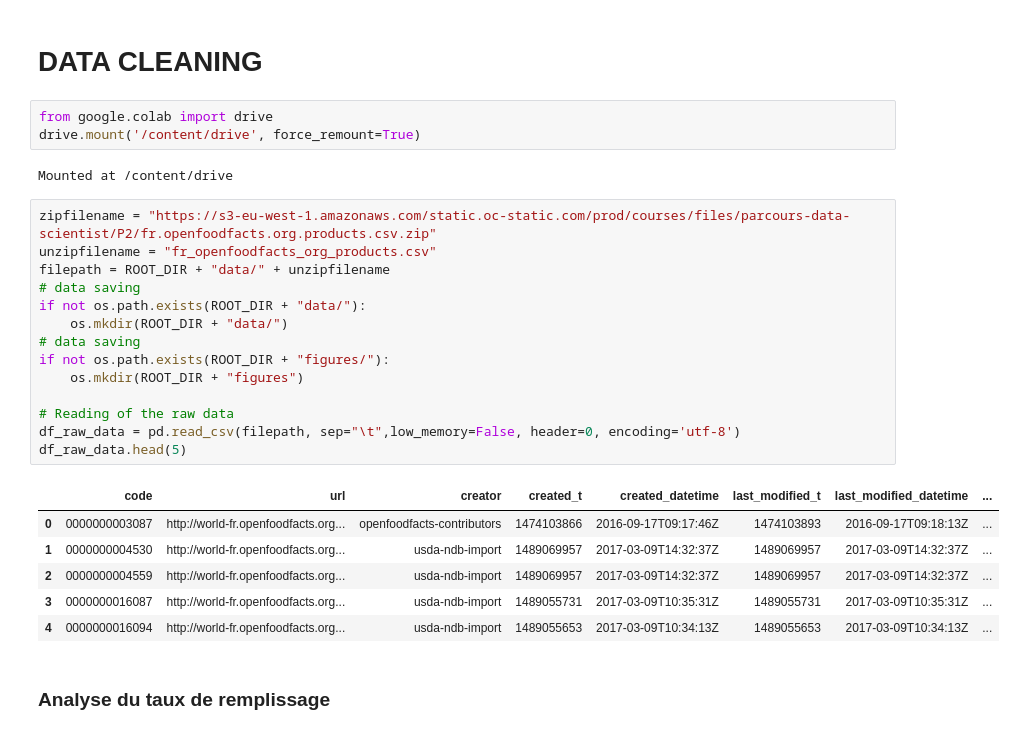
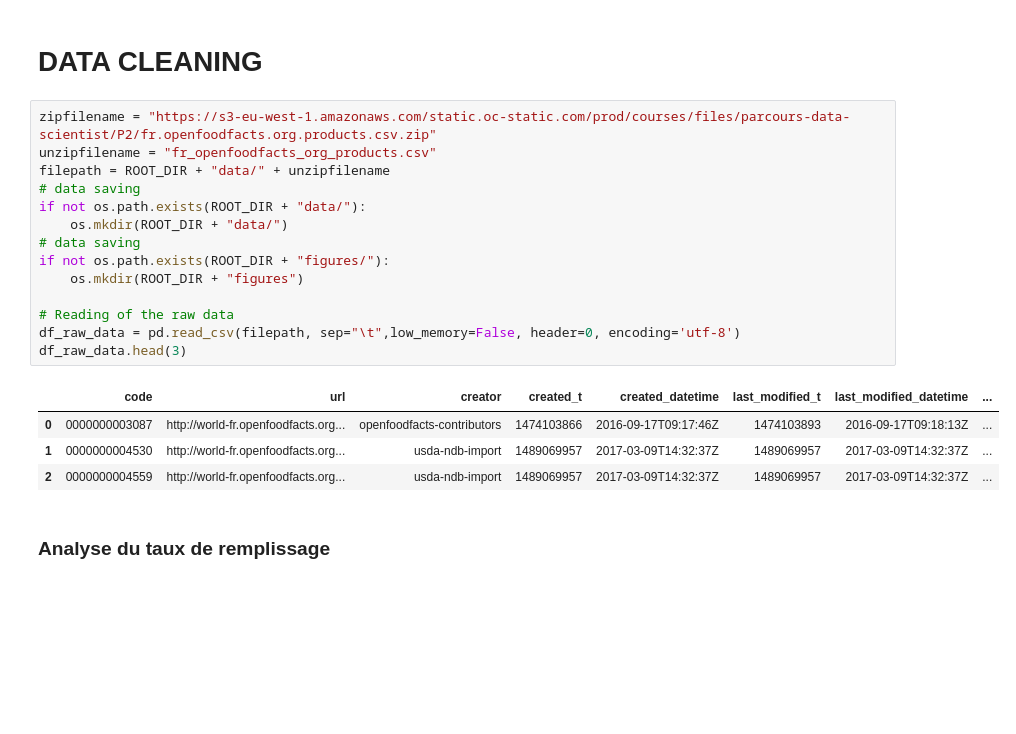
Before and after one commit to Melissa-k/oc_projet03, a Jupyter notebook: DataAnalysis.ipynb, the cells around one changed output. Saved outputs shown, nothing was run; the diff lists cells and outputs as text; blank space fills up the shorter version.

```diff
--- a/DataAnalysis.ipynb
+++ b/DataAnalysis.ipynb
@@ -31,32 +27,25 @@ pd.set_option("display.max_rows",1000)
 pd.set_option('display.max_colwidth', -1)
 # %% [markdown]
 # DATA CLEANING
-# %%
-from google.colab import drive
-drive.mount('/content/drive', force_remount=True)
-# %% [output]
-Mounted at /content/drive
 # %%
 zipfilename = "https://s3-eu-west-1.amazonaws.com/static.oc-static.com/prod/courses/files/parcours-data-scientist/P2/fr.openfoodfacts.org.products.csv.zip"
 unzipfilename = "fr_openfoodfacts_org_products.csv"
 filepath = ROOT_DIR + "data/" + unzipfilename
 # data saving
 if not os.path.exists(ROOT_DIR + "data/"):
     os.mkdir(ROOT_DIR + "data/")
 # data saving
 if not os.path.exists(ROOT_DIR + "figures/"):
     os.mkdir(ROOT_DIR + "figures")
 
 # Reading of the raw data
 df_raw_data = pd.read_csv(filepath, sep="\t",low_memory=False, header=0, encoding='utf-8')
-df_raw_data.head(5)
+df_raw_data.head(3)
 # %% [output]
 |  | code | url | creator | created_t | created_datetime | last_modified_t | last_modified_datetime | ... |
 | 0 | 0000000003087 | http://world-fr.openfoodfacts.org... | openfoodfacts-contributors | 1474103866 | 2016-09-17T09:17:46Z | 1474103893 | 2016-09-17T09:18:13Z | ... |
 | 1 | 0000000004530 | http://world-fr.openfoodfacts.org... | usda-ndb-import | 1489069957 | 2017-03-09T14:32:37Z | 1489069957 | 2017-03-09T14:32:37Z | ... |
 | 2 | 0000000004559 | http://world-fr.openfoodfacts.org... | usda-ndb-import | 1489069957 | 2017-03-09T14:32:37Z | 1489069957 | 2017-03-09T14:32:37Z | ... |
-| 3 | 0000000016087 | http://world-fr.openfoodfacts.org... | usda-ndb-import | 1489055731 | 2017-03-09T10:35:31Z | 1489055731 | 2017-03-09T10:35:31Z | ... |
-| 4 | 0000000016094 | http://world-fr.openfoodfacts.org... | usda-ndb-import | 1489055653 | 2017-03-09T10:34:13Z | 1489055653 | 2017-03-09T10:34:13Z | ... |
 # %% [markdown]
 ### Analyse du taux de remplissage
 # %%
```
Also changed, not shown: parts of 27 cells of this notebook.
